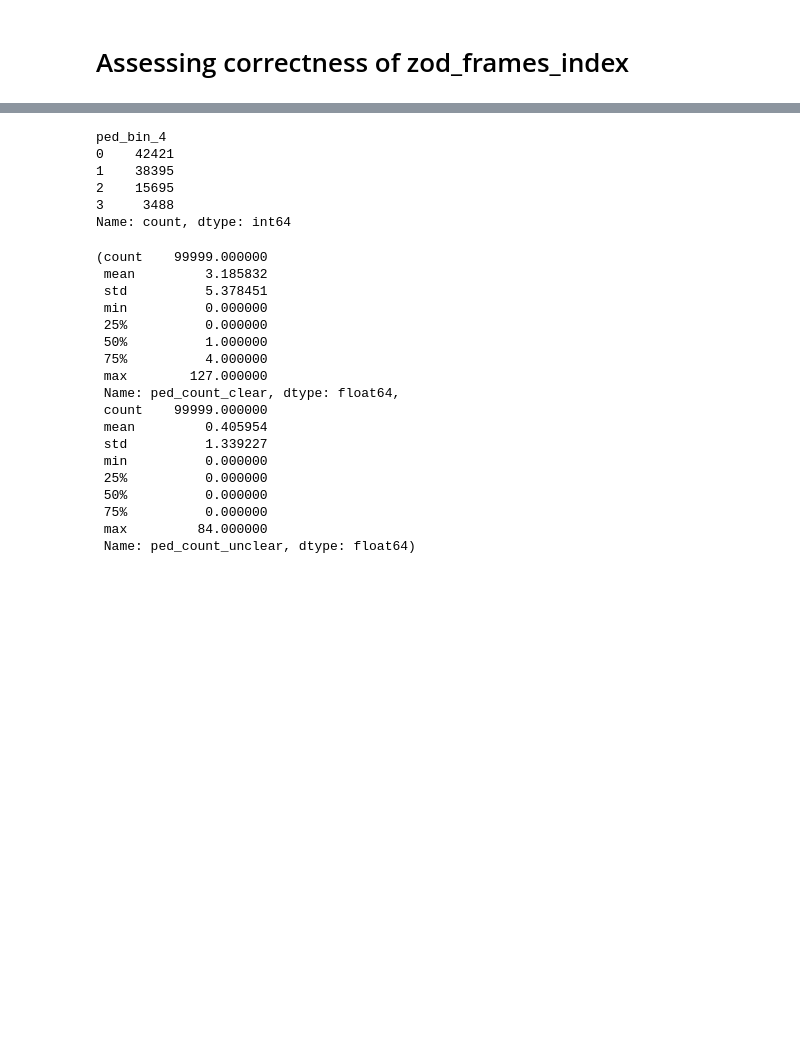
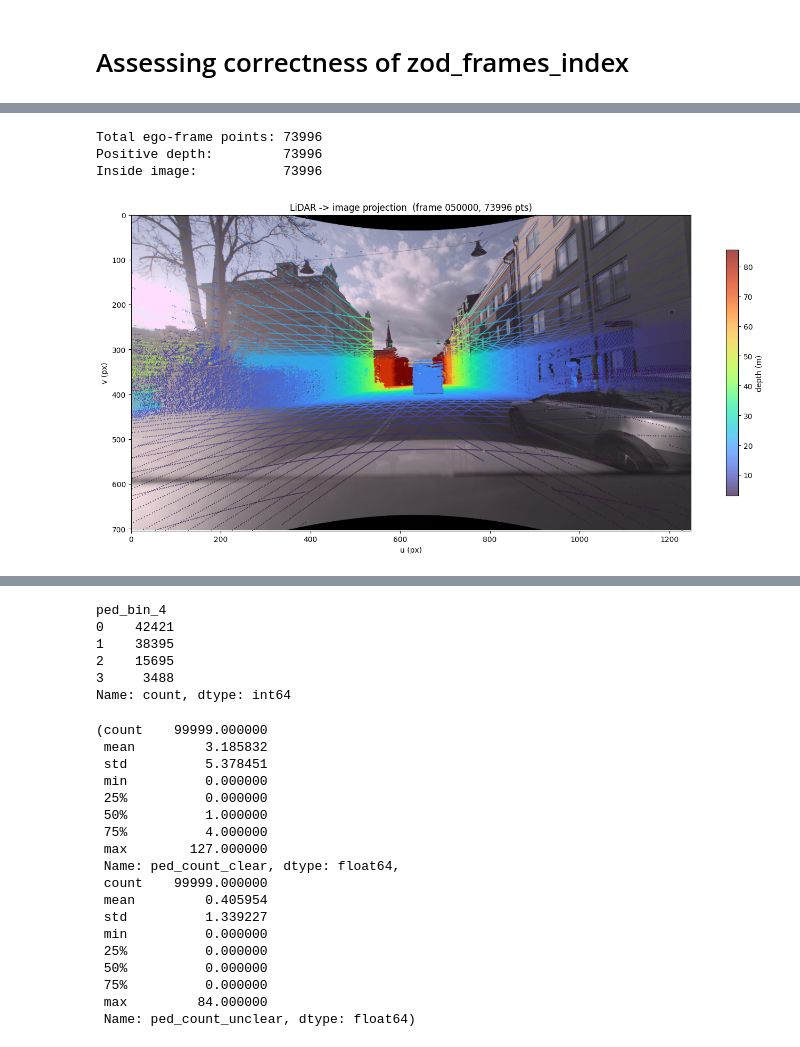
Before and after one commit to scaleoutsystems/multimodal-MoE, a Jupyter notebook: notebooks/zod_frames_index_sanity.ipynb, the cells around one changed output, grey strips where cells are left out. Saved outputs shown, nothing was run; the diff lists cells and outputs as text; code cells hidden in the pictures; blank space fills up the shorter version.

```diff
--- a/notebooks/zod_frames_index_sanity.ipynb
+++ b/notebooks/zod_frames_index_sanity.ipynb
@@ -16,0 +249,60 @@ df.shape
+# %%
+# ============================================================
+# SANITY CHECK: Project ego-frame LiDAR onto the final image
+#
+# ego2image is a 3x4 matrix:
+#   pixel_hom = ego2image @ [x, y, z, 1]^T
+#   u = pixel_hom[0] / pixel_hom[2]
+#   v = pixel_hom[1] / pixel_hom[2]
+# ============================================================
+
+import numpy as np
+import matplotlib.pyplot as plt
+
+H, W = int(image_size[0]), int(image_size[1])
+
+ones = np.ones((pts.shape[0], 1), dtype=np.float32)
+pts_hom = np.hstack([pts[:, :3], ones])
+
+proj = (ego2image.astype(np.float64) @ pts_hom.T).T
+depth = proj[:, 2]
+valid_depth = depth > 0.1
+
+u = proj[:, 0] / depth
+v = proj[:, 1] / depth
+
+in_image = (
+    valid_depth &
+    (u >= 0) & (u < W) &
+    (v >= 0) & (v < H)
+)
+
+u_valid = u[in_image]
+v_valid = v[in_image]
+d_valid = depth[in_image]
+
+print(f"Total ego-frame points: {len(pts)}")
+print(f"Positive depth:         {valid_depth.sum()}")
+print(f"Inside image:           {in_image.sum()}")
+
+fig, ax = plt.subplots(figsize=(14, 8))
+ax.imshow(img_np)
+sc = ax.scatter(
+    u_valid, v_valid,
+    c=d_valid, cmap="turbo", s=0.3, alpha=0.7,
+    vmin=np.percentile(d_valid, 2),
+    vmax=np.percentile(d_valid, 98),
+)
+plt.colorbar(sc, ax=ax, label="depth (m)", shrink=0.6)
+ax.set_title(f"LiDAR -> image projection  (frame {frame_id}, {in_image.sum()} pts)")
+ax.set_xlim(0, W)
+ax.set_ylim(H, 0)
+ax.set_xlabel("u (px)")
+ax.set_ylabel("v (px)")
+plt.tight_layout()
+plt.show()
+# %% [output]
+Total ego-frame points: 73996
+Positive depth:         73996
+Inside image:           73996
+[figure, added]
```
Also changed, not shown: parts of 12 cells of this notebook, 2 other files.
